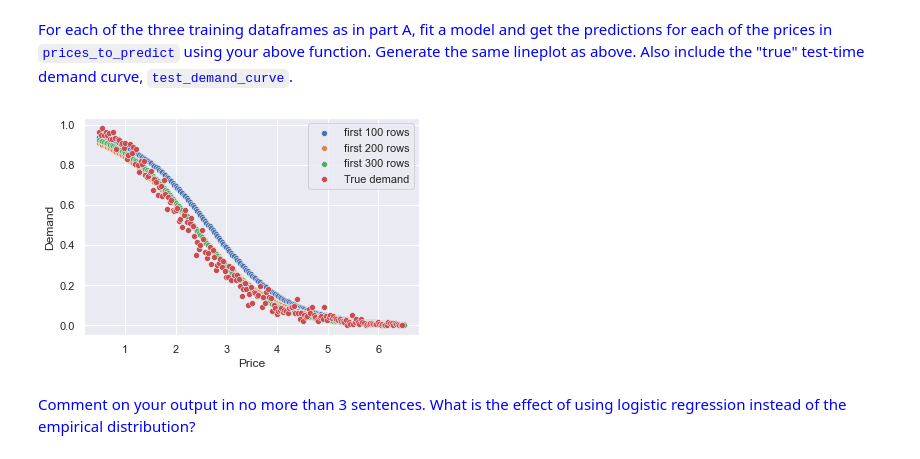
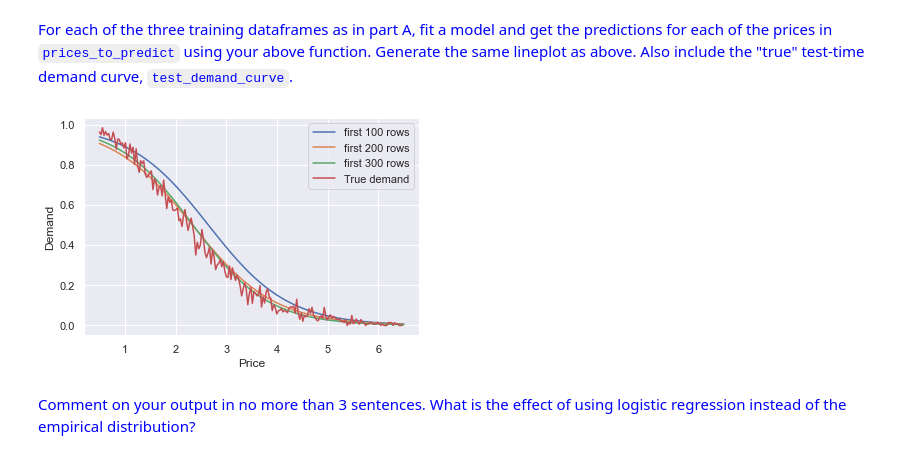
Before and after one commit to martinsun0/People-Data-Systems, a Jupyter notebook: HW3/HW3_assignment.ipynb, the cells around one changed output. Drawn from its saved outputs; the diff is of its cells as text; code cells hidden in the pictures.

```diff
--- a/HW3/HW3_assignment.ipynb
+++ b/HW3/HW3_assignment.ipynb
@@ -205,16 +205,16 @@ def get_logistic_predictions(df_subset, prices_to_predict):
 # %%
 lr_pred1 = get_logistic_predictions(df_train.iloc[:100], prices_to_predict)
 lr_pred2 = get_logistic_predictions(df_train.iloc[:500], prices_to_predict)
 lr_pred3 = get_logistic_predictions(df_train, prices_to_predict)
 
-sns.scatterplot(prices_to_predict,lr_pred1)
-sns.scatterplot(prices_to_predict,lr_pred2)
-sns.scatterplot(prices_to_predict,lr_pred3)
-sns.scatterplot(test_demand_curve.iloc[:,0],test_demand_curve.iloc[:,1])
+sns.lineplot(prices_to_predict,lr_pred1)
+sns.lineplot(prices_to_predict,lr_pred2)
+sns.lineplot(prices_to_predict,lr_pred3)
+sns.lineplot(test_demand_curve.iloc[:,0],test_demand_curve.iloc[:,1])
 plt.ylabel('Demand')
 plt.legend(['first 100 rows','first 200 rows','first 300 rows','True demand']);
 # %% [output]
-[figure, old version]
+[figure, new version]
 # %% [markdown]
 <font color='blue'> Comment on your output in no more than 3 sentences. What is the effect of using logistic regression instead of the empirical distribution?
 # %% [markdown]
```
Also changed, not shown: parts of 7 cells of this notebook.
